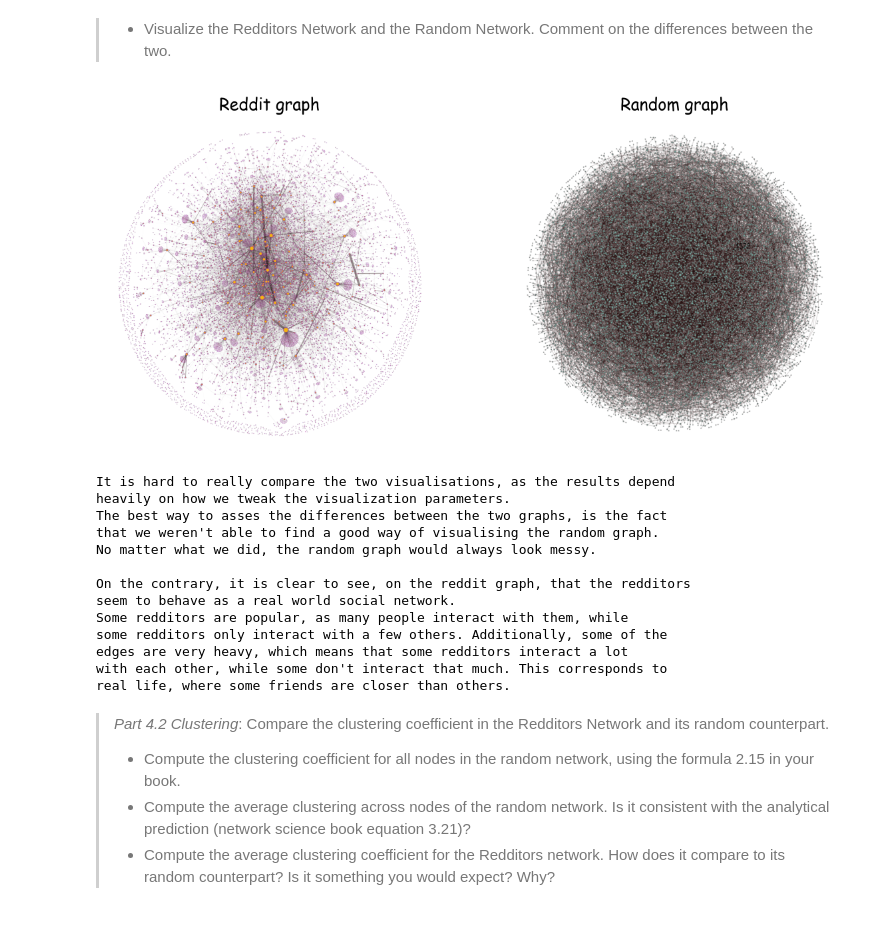
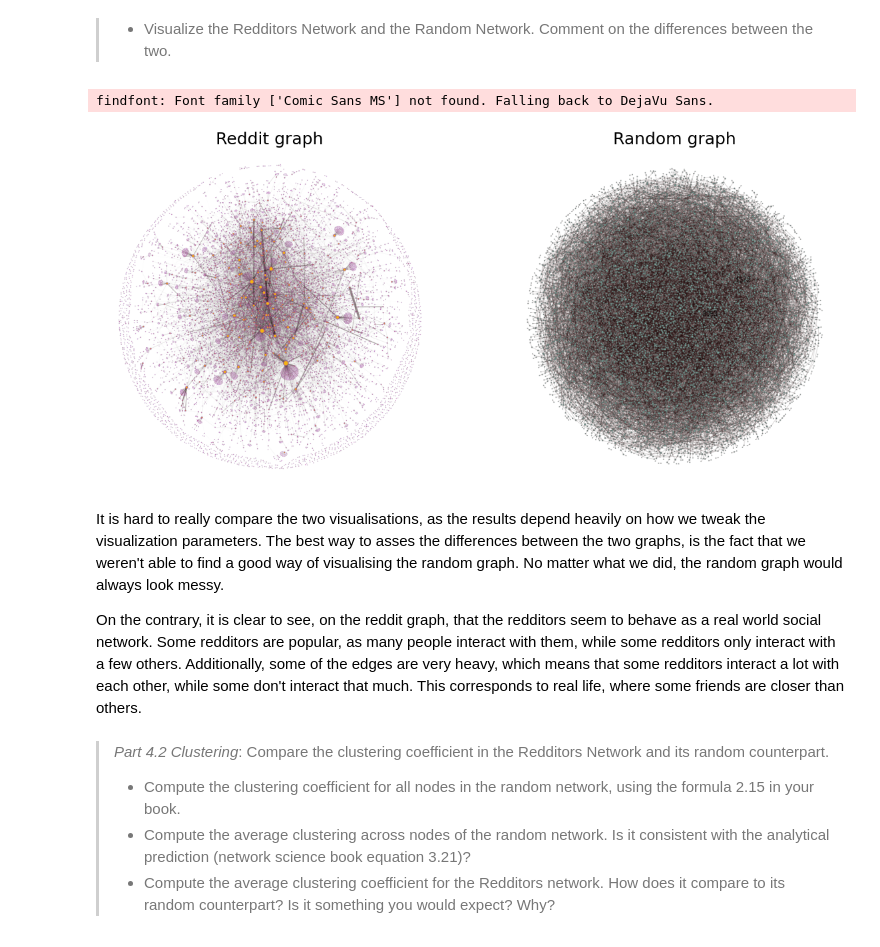
Before and after one commit to nielsenchristianole/02467-Computational-Social-Science, a Jupyter notebook: assignment1.ipynb, the cells around one changed output. Saved outputs shown, nothing was run; the diff lists cells and outputs as text; code cells hidden in the pictures.

```diff
--- a/assignment1.ipynb
+++ b/assignment1.ipynb
@@ -375,51 +385,37 @@ random_network.add_edges_from(edge_list)
 # %%
 #Visualizing the networks
 # visualized using netwulf.visualize(graph)
 # - tweaked in the interactive editor, and stored as image
 # here the results are shown
 
 
 img_reddit = mpimg.imread('reddit_network.png')
 img_random = mpimg.imread('random_network.png')
 fig, axs = plt.subplots(1, 2 ,figsize = (20,15))
 axs[0].axis('off')
 axs[1].axis('off')
 axs[0].set_title('Reddit graph', fontsize = 25)
 axs[1].set_title('Random graph', fontsize = 25)
 axs[0].imshow(img_reddit)
 axs[1].imshow(img_random)
 plt.show()
-
-print("""
-It is hard to really compare the two visualisations, as the results depend
-heavily on how we tweak the visualization parameters.
-The best way to asses the differences between the two graphs, is the fact
-that we weren't able to find a good way of visualising the random graph.
-No matter what we did, the random graph would always look messy.
-
-On the contrary, it is clear to see, on the reddit graph, that the redditors
-seem to behave as a real world social network.
-Some redditors are popular, as many people interact with them, while
-some redditors only interact with a few others. Additionally, some of the
-edges are very heavy, which means that some redditors interact a lot
-with each other, while some don't interact that much. This corresponds to
-real life, where some friends are closer than others.
-""")
 # %% [output]
+findfont: Font family ['Comic Sans MS'] not found. Falling back to DejaVu Sans.
-[figure, old version]
+[figure, new version]
-It is hard to really compare the two visualisations, as the results depend
-heavily on how we tweak the visualization parameters.
-The best way to asses the differences between the two graphs, is the fact
-that we weren't able to find a good way of visualising the random graph.
-No matter what we did, the random graph would always look messy.
-
-On the contrary, it is clear to see, on the reddit graph, that the redditors
-seem to behave as a real world social network.
-Some redditors are popular, as many people interact with them, while
-some redditors only interact with a few others. Additionally, some of the
-edges are very heavy, which means that some redditors interact a lot
-with each other, while some don't interact that much. This corresponds to
-real life, where some friends are closer than others.
+# %% [markdown]
+It is hard to really compare the two visualisations, as the results depend
+heavily on how we tweak the visualization parameters.
+The best way to asses the differences between the two graphs, is the fact
+that we weren't able to find a good way of visualising the random graph.
+No matter what we did, the random graph would always look messy.
+
+On the contrary, it is clear to see, on the reddit graph, that the redditors
+seem to behave as a real world social network.
+Some redditors are popular, as many people interact with them, while
+some redditors only interact with a few others. Additionally, some of the
+edges are very heavy, which means that some redditors interact a lot
+with each other, while some don't interact that much. This corresponds to
+real life, where some friends are closer than others.
 # %% [markdown]
 > _Part 4.2 Clustering_: Compare the clustering coefficient in the Redditors Network and its random counterpart.
 > * Compute the clustering coefficient for all nodes in the random network, using the formula 2.15 in your book.
```
Also changed, not shown: parts of 14 cells of this notebook.
